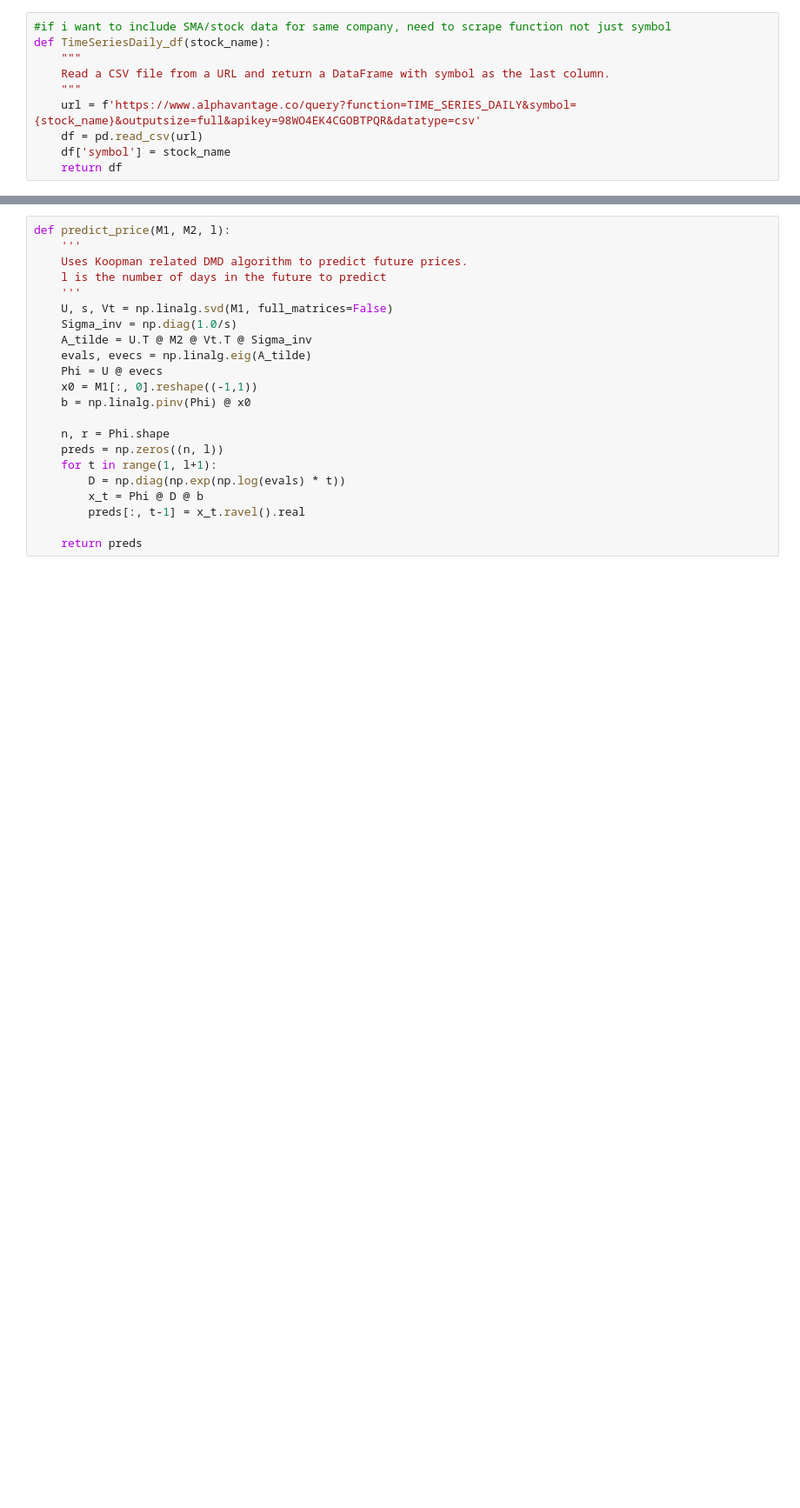
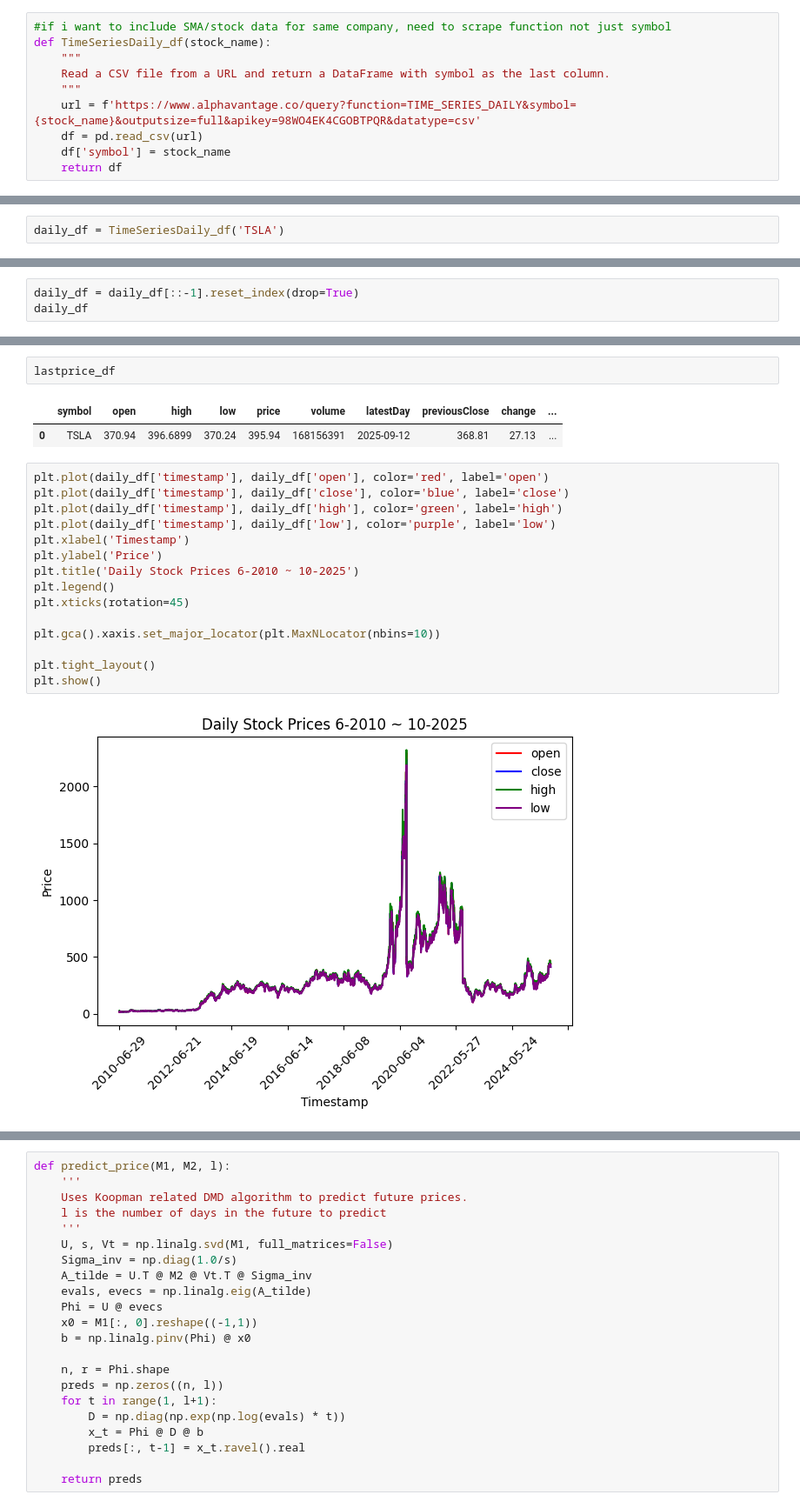
Before and after one commit to ckook24/Koopman-DMD-Algorithm, a Jupyter notebook: Koopman_DMD.ipynb, the cells around one changed output, grey strips where cells are left out. Shown at 87% size. Saved outputs shown, nothing was run; the diff lists cells and outputs as text; blank space fills up the shorter version.

```diff
--- a/Koopman_DMD.ipynb
+++ b/Koopman_DMD.ipynb
@@ -16,0 +29,2 @@ def TimeSeriesDaily_df(stock_name):
+# %%
+daily_df = TimeSeriesDaily_df('TSLA')
@@ -16,0 +35,3 @@ def TimeSeriesDaily_df(stock_name):
+# %%
+daily_df = daily_df[::-1].reset_index(drop=True)
+daily_df
@@ -17,3 +73,25 @@ def TimeSeriesDaily_df(stock_name):
+# %%
+lastprice_df
+# %% [output]
+|  | symbol | open | high | low | price | volume | latestDay | previousClose | change | ... |
+| 0 | TSLA | 370.94 | 396.6899 | 370.24 | 395.94 | 168156391 | 2025-09-12 | 368.81 | 27.13 | ... |
+# %%
+plt.plot(daily_df['timestamp'], daily_df['open'], color='red', label='open')
+plt.plot(daily_df['timestamp'], daily_df['close'], color='blue', label='close')
+plt.plot(daily_df['timestamp'], daily_df['high'], color='green', label='high')
+plt.plot(daily_df['timestamp'], daily_df['low'], color='purple', label='low')
+plt.xlabel('Timestamp')
+plt.ylabel('Price')
+plt.title('Daily Stock Prices 6-2010 ~ 10-2025')
+plt.legend()
+plt.xticks(rotation=45)
+
+plt.gca().xaxis.set_major_locator(plt.MaxNLocator(nbins=10))
+
+plt.tight_layout()
+plt.show()
+# %% [output]
+[figure, added]
 # %%
 def get_close_prices(portfolio):
     """
```
Also changed, not shown: parts of 24 cells of this notebook.
